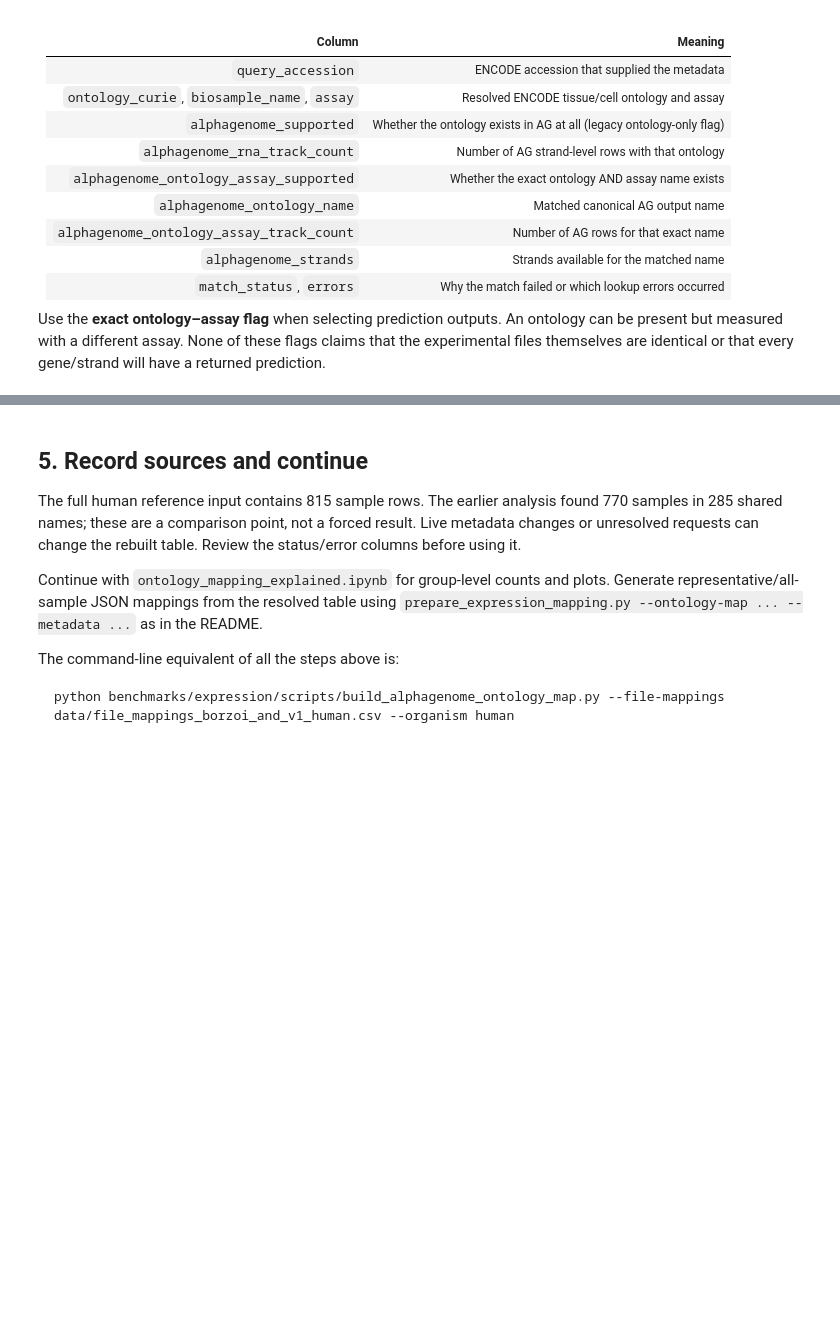
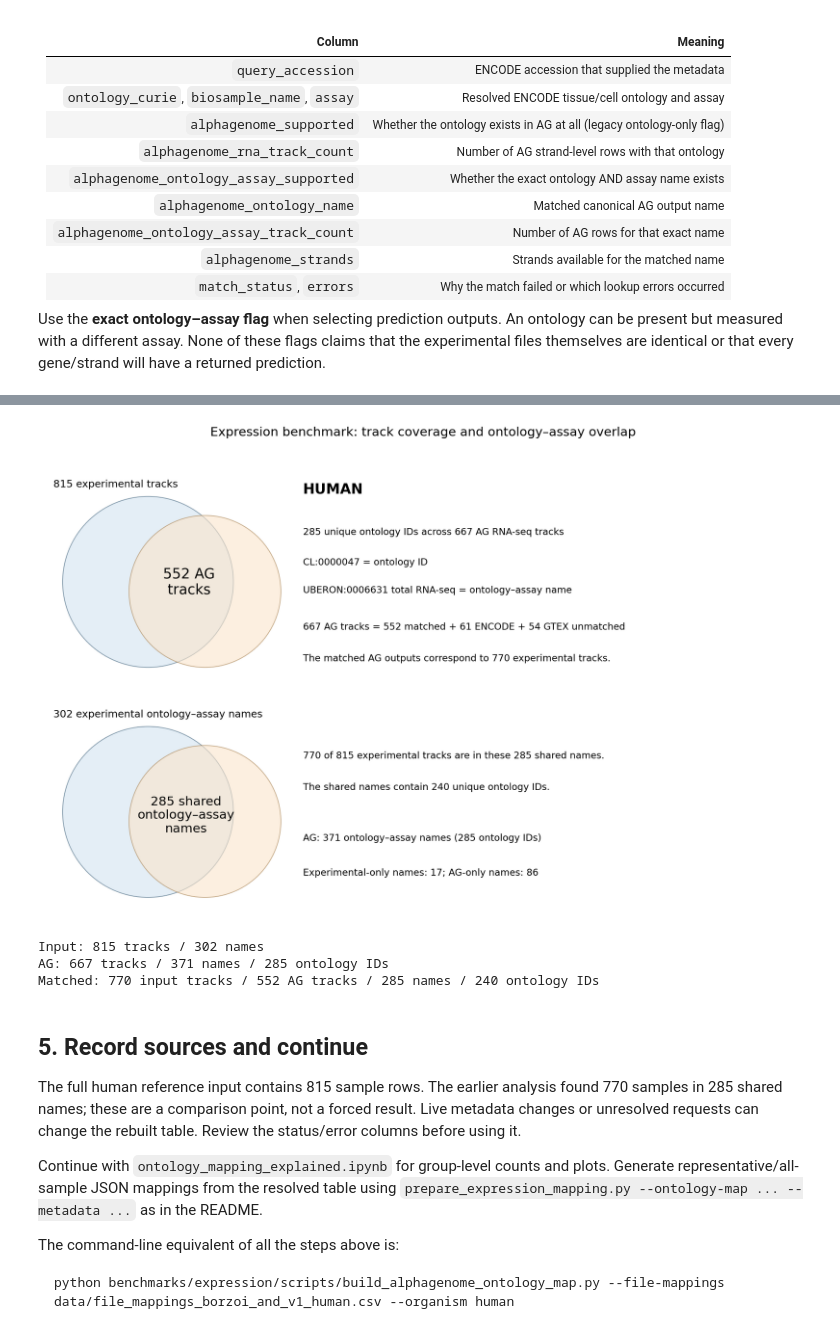
Before and after one commit to dpanc2/BenchAG, a Jupyter notebook: benchmarks/expression/notebooks/prepare_ontology_support_from_file_mappings.ipynb, the cells around one changed output, grey strips where cells are left out. Cells and saved outputs as stored; diff of their text form; code cells hidden in the pictures; blank space fills up the shorter version.

Commit message:
Show track coverage and ontology-assay overlap as two panels

```diff
--- a/benchmarks/expression/notebooks/prepare_ontology_support_from_file_mappings.ipynb
+++ b/benchmarks/expression/notebooks/prepare_ontology_support_from_file_mappings.ipynb
@@ -232,3 +193,61 @@ Saved: /media/eternus1/nfs/projects/dpanchenko/BenchAG/results/ontology_overlap_
+# %%
+import matplotlib.pyplot as plt
+from matplotlib.patches import Circle
+
+# All counts come from the input, ENCODE resolution and AG metadata above.
+input_names = set(resolved.loc[(resolved.ontology_curie != '') & (resolved.assay != ''),
+                              'ontology_curie'] + ' ' +
+                  resolved.loc[(resolved.ontology_curie != '') & (resolved.assay != ''), 'assay'])
+ag_names = set(metadata['name'])
+shared_names = set(summary.loc[summary.alphagenome_ontology_assay_supported == 'yes',
+                               'alphagenome_ontology_name'])
+matched_input = summary[summary.alphagenome_ontology_assay_supported == 'yes']
+matched_ag = metadata[metadata['name'].isin(shared_names)]
+unmatched_ag = metadata[~metadata['name'].isin(shared_names)]
+unmatched_sources = unmatched_ag['data_source'].value_counts()
+shared_ontologies = set(matched_input['ontology_curie'])
+ag_ontology_count = metadata['ontology_curie'].nunique()
+
+fig, axes = plt.subplots(2, 1, figsize=(14, 9))
+for ax in axes:
+    ax.set(xlim=(0, 12), ylim=(0, 3.5), aspect='equal')
+    ax.axis('off')
+    ax.add_patch(Circle((1.65, 1.65), 1.35, facecolor='#d9e8f3', edgecolor='#54738a', alpha=0.7))
+    ax.add_patch(Circle((2.55, 1.5), 1.2, facecolor='#fae5cc', edgecolor='#a37b48', alpha=0.6))
+
+ax = axes[0]
+ax.text(0.15, 3.15, f'{len(input_table)} experimental tracks', fontsize=13)
+ax.text(2.3, 1.65, f'{len(matched_ag)} AG\ntracks', ha='center', va='center', fontsize=18)
+ax.text(4.1, 3.05, ORGANISM.upper(), fontsize=18, weight='bold')
+ax.text(4.1, 2.4, f'{ag_ontology_count} unique ontology IDs across {len(metadata)} AG RNA-seq tracks', fontsize=12)
+ax.text(4.1, 1.92, 'CL:0000047 = ontology ID', fontsize=12)
+ax.text(4.1, 1.48, 'UBERON:0006631 total RNA-seq = ontology–assay name', fontsize=12)
+source_parts = ' + '.join(f'{int(count)} {source.upper()}' for source, count in unmatched_sources.items())
+ax.text(4.1, 0.9, f'{len(metadata)} AG tracks = {len(matched_ag)} matched + {source_parts} unmatched', fontsize=12)
+ax.text(4.1, 0.4, f'The matched AG outputs correspond to {len(matched_input)} experimental tracks.', fontsize=12)
+
+ax = axes[1]
+ax.text(0.15, 3.15, f'{len(input_names)} experimental ontology–assay names', fontsize=13)
+ax.text(2.25, 1.6, f'{len(shared_names)} shared\nontology–assay\nnames', ha='center', va='center', fontsize=16)
+ax.text(4.1, 2.5, f'{len(matched_input)} of {len(input_table)} experimental tracks are in these {len(shared_names)} shared names.', fontsize=12)
+ax.text(4.1, 2.0, f'The shared names contain {len(shared_ontologies)} unique ontology IDs.', fontsize=12)
+ax.text(4.1, 1.2, f'AG: {len(ag_names)} ontology–assay names ({ag_ontology_count} ontology IDs)', fontsize=12)
+ax.text(4.1, 0.65, f'Experimental-only names: {len(input_names - ag_names)}; AG-only names: {len(ag_names - input_names)}', fontsize=12)
+fig.suptitle('Expression benchmark: track coverage and ontology–assay overlap', fontsize=16)
+fig.tight_layout(rect=(0, 0, 1, 0.96))
+plot_path = ROOT / 'results' / f'ontology_overlap_{ORGANISM}.png'
+plot_path.parent.mkdir(parents=True, exist_ok=True)
+fig.savefig(plot_path, dpi=180, bbox_inches='tight')
+plt.show()
+print(f'Input: {len(input_table)} tracks / {len(input_names)} names')
+print(f'AG: {len(metadata)} tracks / {len(ag_names)} names / {ag_ontology_count} ontology IDs')
+print(f'Matched: {len(matched_input)} input tracks / {len(matched_ag)} AG tracks / '
+      f'{len(shared_names)} names / {len(shared_ontologies)} ontology IDs')
+# %% [output]
+[figure, added]
+Input: 815 tracks / 302 names
+AG: 667 tracks / 371 names / 285 ontology IDs
+Matched: 770 input tracks / 552 AG tracks / 285 names / 240 ontology IDs
 # %% [markdown]
 ## 5. Record sources and continue
 
```
Also changed, not shown: parts of 3 cells of this notebook.
